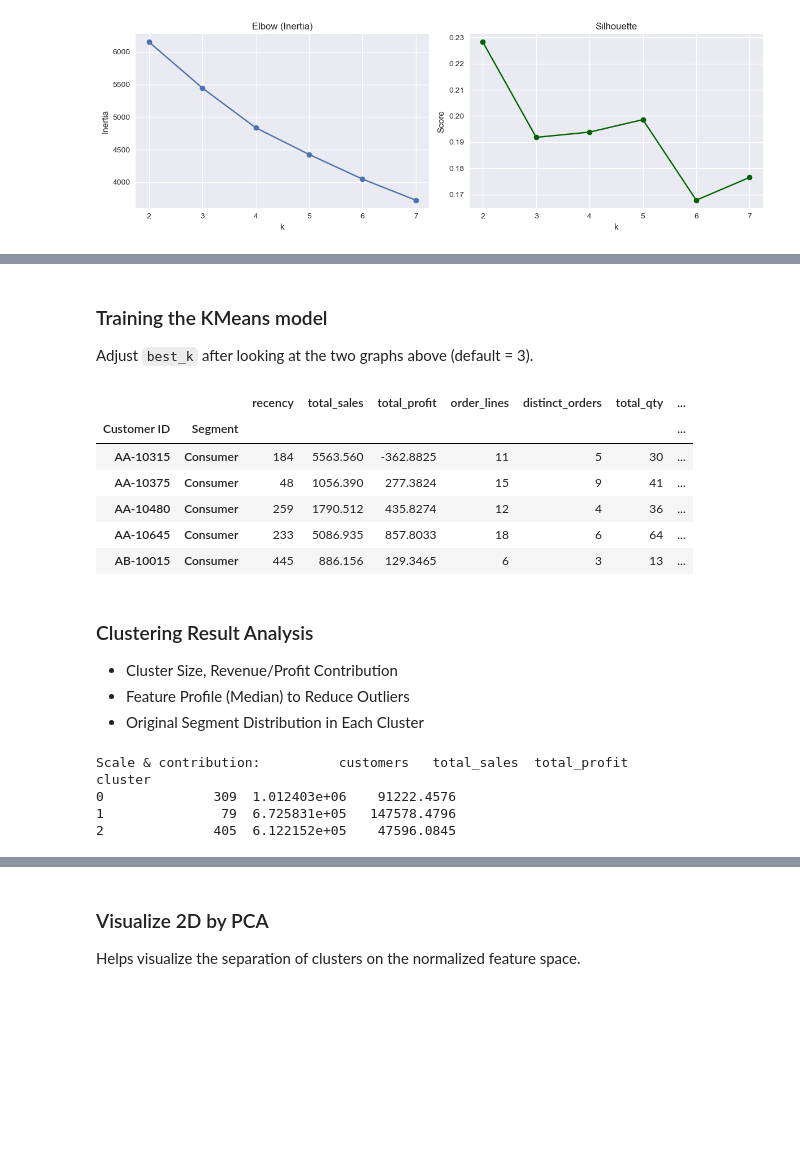
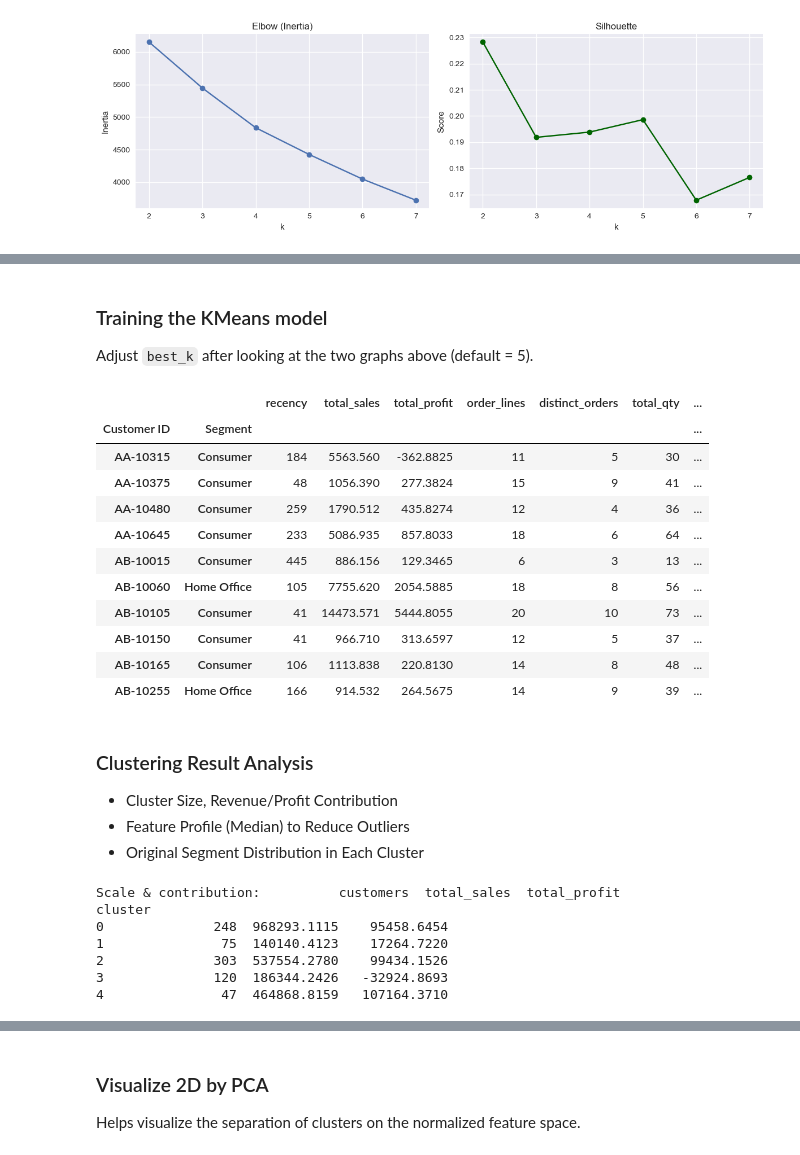
Before and after one commit to bunbohue19/IT5425E_Data-Management-Visualization, a Jupyter notebook: Project/src/2_Analysis-problems/2.ipynb, the cells around one changed output, grey strips where cells are left out. Cells and saved outputs as stored; diff of their text form; code cells hidden in the pictures; blank space fills up the shorter version.

```diff
--- a/Project/src/2_Analysis-problems/2.ipynb
+++ b/Project/src/2_Analysis-problems/2.ipynb
@@ -25,7 +25,7 @@ DATA_PATH = Path("../../[DATASET C] Retail Supply Chain Sales Analysis/[C] Retai
 # %%
 region_filter = None      # Ex: ['West', 'East']
 segment_filter = None     # Ex: ['Corporate', 'Consumer']
-best_k = 3                # Configure after viewing graph in EDA
+best_k = 5                # Configure after viewing graph in EDA
 # %%
 # Read & Apply filter (if exists)
 df_orders = pd.read_excel(DATA_PATH, sheet_name="Retails Order Full Dataset")
@@ -136,18 +145,23 @@ plt.show()
 # %% [markdown]
 ### Training the KMeans model
-Adjust `best_k` after looking at the two graphs above (default = 3).
+Adjust `best_k` after looking at the two graphs above (default = 5).
 # %%
 kmeans = KMeans(n_clusters=best_k, random_state=42, n_init=20)
 customer_feat['cluster'] = kmeans.fit_predict(X_scaled)
-customer_feat.head()
+customer_feat.head(10)
 # %% [output]
 |  |  | recency | total_sales | total_profit | order_lines | distinct_orders | total_qty | ... |
 | Customer ID | Segment |  |  |  |  |  |  | ... |
 | AA-10315 | Consumer | 184 | 5563.560 | -362.8825 | 11 | 5 | 30 | ... |
 | AA-10375 | Consumer | 48 | 1056.390 | 277.3824 | 15 | 9 | 41 | ... |
 | AA-10480 | Consumer | 259 | 1790.512 | 435.8274 | 12 | 4 | 36 | ... |
 | AA-10645 | Consumer | 233 | 5086.935 | 857.8033 | 18 | 6 | 64 | ... |
 | AB-10015 | Consumer | 445 | 886.156 | 129.3465 | 6 | 3 | 13 | ... |
+| AB-10060 | Home Office | 105 | 7755.620 | 2054.5885 | 18 | 8 | 56 | ... |
+| AB-10105 | Consumer | 41 | 14473.571 | 5444.8055 | 20 | 10 | 73 | ... |
+| AB-10150 | Consumer | 41 | 966.710 | 313.6597 | 12 | 5 | 37 | ... |
+| AB-10165 | Consumer | 106 | 1113.838 | 220.8130 | 14 | 8 | 48 | ... |
+| AB-10255 | Home Office | 166 | 914.532 | 264.5675 | 14 | 9 | 39 | ... |
 # %% [markdown]
 ### Clustering Result Analysis
 - Cluster Size, Revenue/Profit Contribution
@@ -164,11 +178,13 @@ segment_mix = (
 # %%
 print('Scale & contribution:', pd.concat([cluster_size, cluster_revenue], axis=1))
 # %% [output]
-Scale & contribution:          customers   total_sales  total_profit
+Scale & contribution:          customers  total_sales  total_profit
 cluster
-0              309  1.012403e+06    91222.4576
-1               79  6.725831e+05   147578.4796
-2              405  6.122152e+05    47596.0845
+0              248  968293.1115    95458.6454
+1               75  140140.4123    17264.7220
+2              303  537554.2780    99434.1526
+3              120  186344.2426   -32924.8693
+4               47  464868.8159   107164.3710
 # %%
 print('Cluster profile (median features): ', cluster_profile)
 # %% [output]
```
Also changed, not shown: parts of 8 cells of this notebook, 1 other file.
